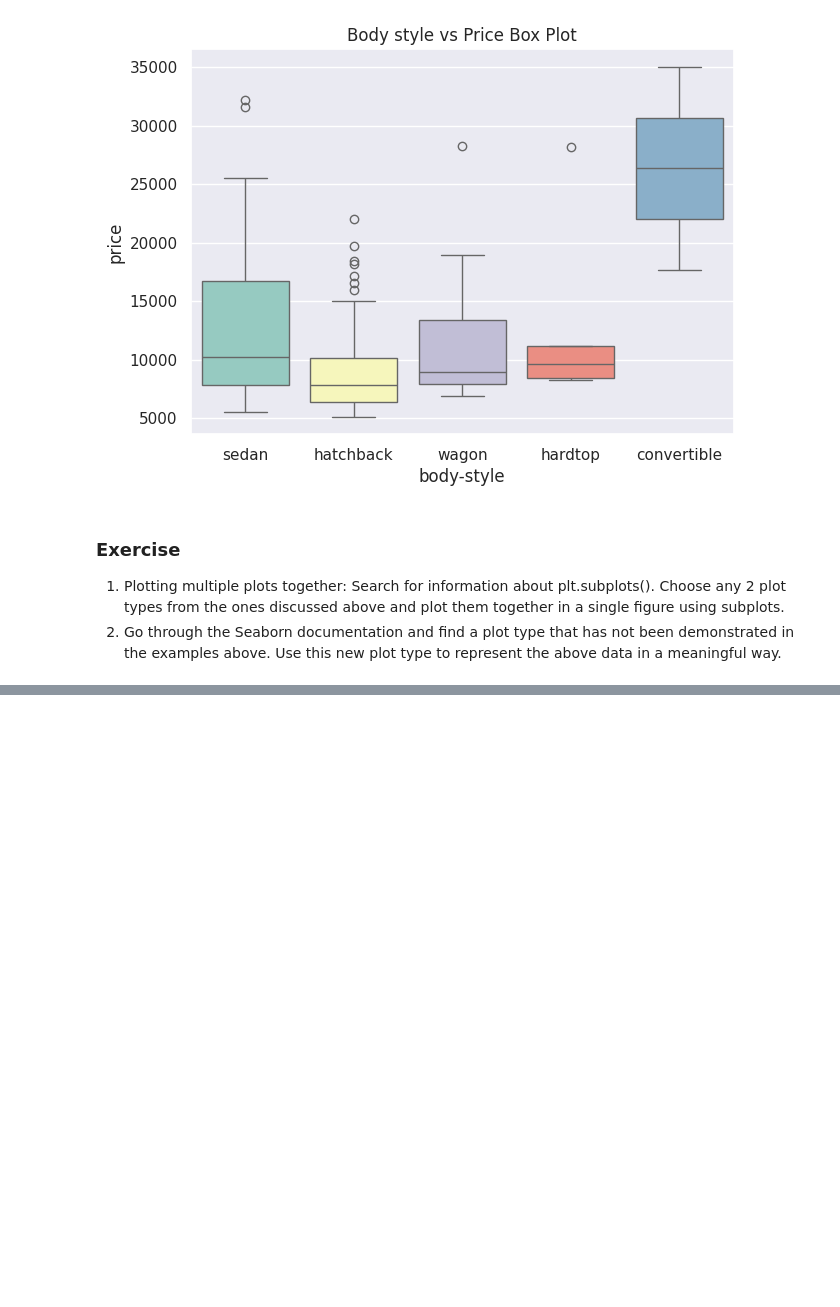
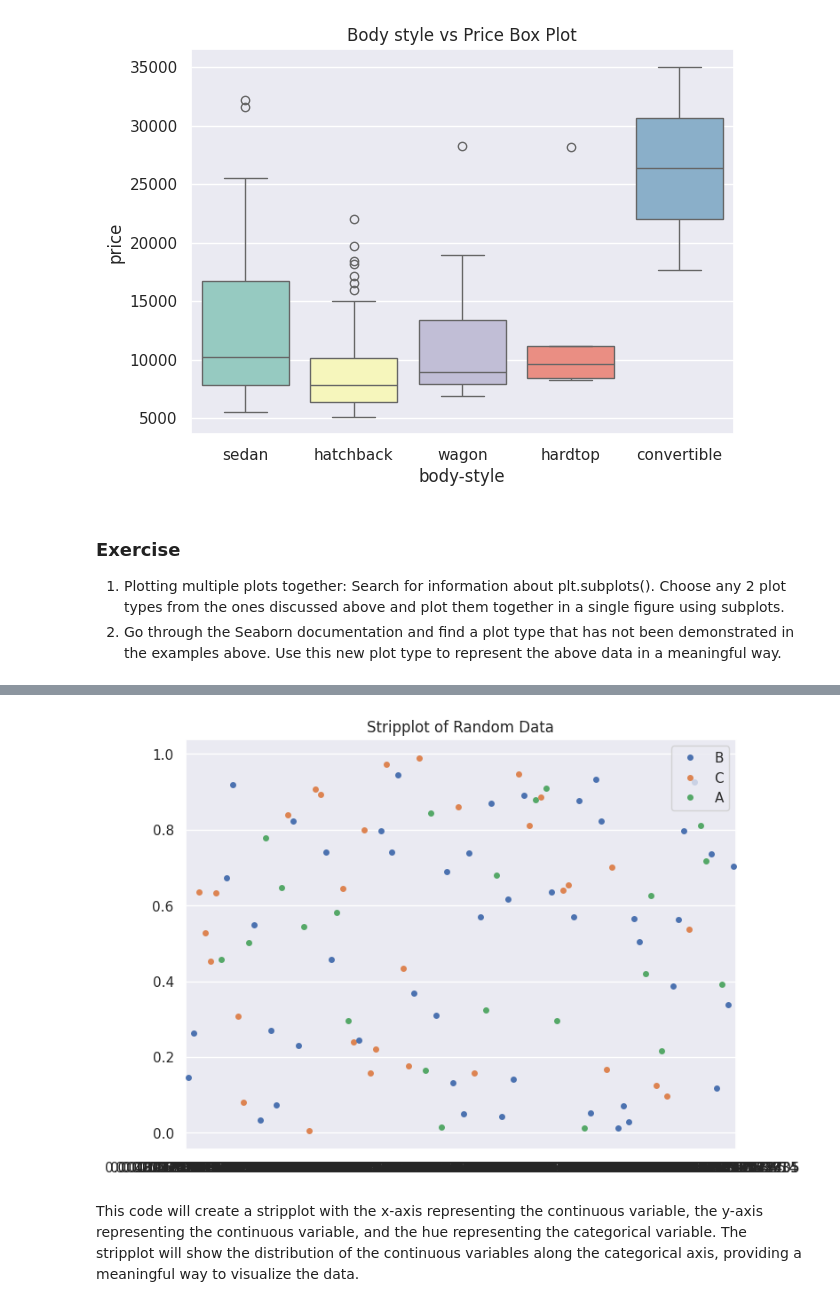
Before and after one commit to Chinnu200620/Chinnu200620, a Jupyter notebook: Lab_1.ipynb, the cells around one changed output, grey strips where cells are left out. Drawn from its saved outputs; the diff is of its cells as text; code cells hidden in the pictures; blank space fills up the shorter version.

```diff
--- a/Lab_1.ipynb
+++ b/Lab_1.ipynb
@@ -213,0 +241,19 @@ Some interesting references:
+# %%
+import seaborn as sns
+import matplotlib.pyplot as plt
+import numpy as np
+
+# Create some sample data
+x = np.random.rand(100)
+y = np.random.rand(100)
+category = np.random.choice(['A', 'B', 'C'], 100)
+
+# Create a stripplot
+plt.figure(figsize=(8, 6))
+sns.stripplot(x=x, y=y, hue=category)
+plt.title('Stripplot of Random Data')
+plt.show()
+# %% [output]
+[figure, added]
+# %% [markdown]
+This code will create a stripplot with the x-axis representing the continuous variable, the y-axis representing the continuous variable, and the hue representing the categorical variable. The stripplot will show the distribution of the continuous variables along the categorical axis, providing a meaningful way to visualize the data.
```
Also changed, not shown: parts of 7 cells of this notebook.
